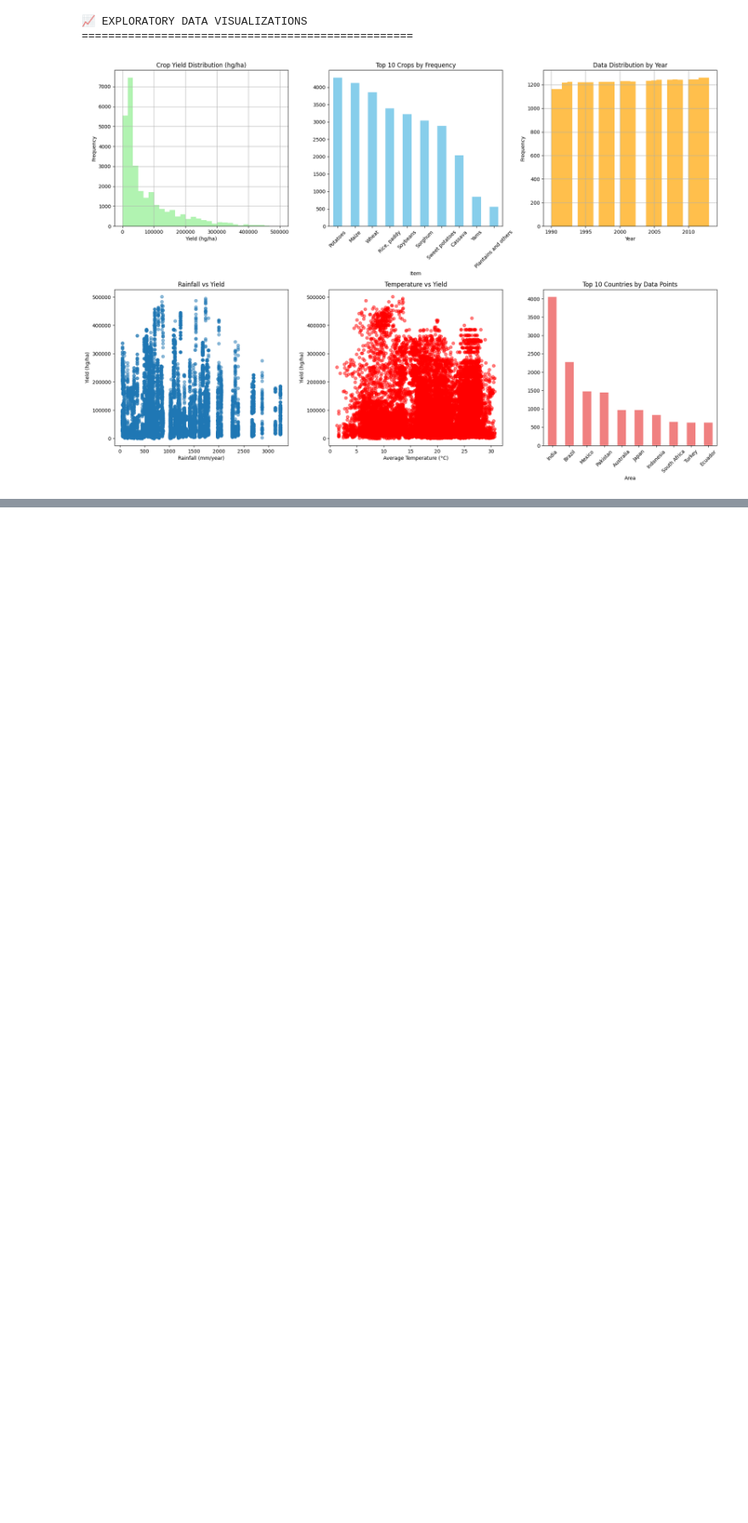
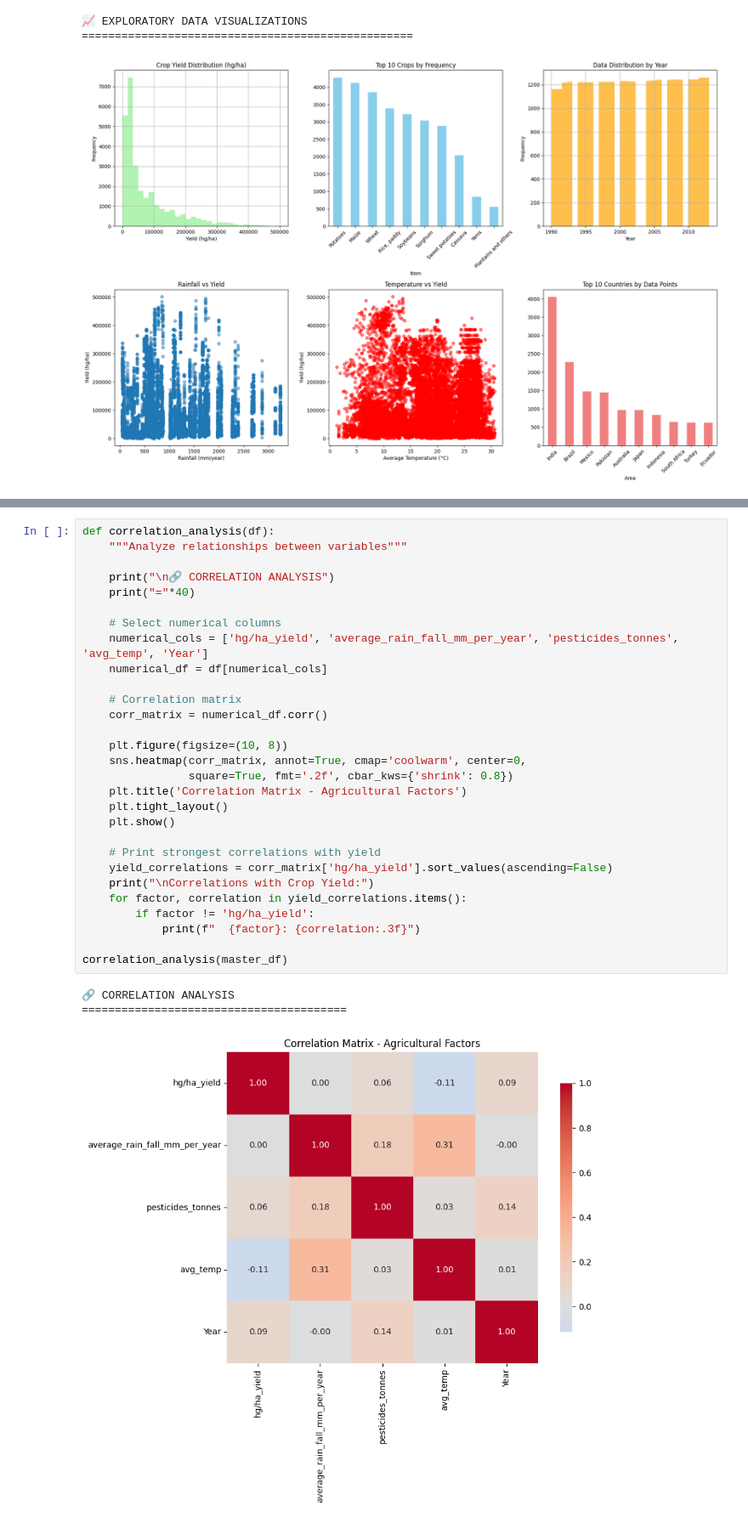
Before and after one commit to Atieng/crop-yield-predictor, a Jupyter notebook: index.ipynb, the cells around one changed output, grey strips where cells are left out. Shown at 85% size. Cells and saved outputs as stored; diff of their text form; blank space fills up the shorter version.

```diff
--- a/index.ipynb
+++ b/index.ipynb
@@ -292,0 +425,33 @@ exploratory_visualizations(master_df)
+# %%
+def correlation_analysis(df):
+    """Analyze relationships between variables"""
+
+    print("\n🔗 CORRELATION ANALYSIS")
+    print("="*40)
+
+    # Select numerical columns
+    numerical_cols = ['hg/ha_yield', 'average_rain_fall_mm_per_year', 'pesticides_tonnes', 'avg_temp', 'Year']
+    numerical_df = df[numerical_cols]
+
+    # Correlation matrix
+    corr_matrix = numerical_df.corr()
+
+    plt.figure(figsize=(10, 8))
+    sns.heatmap(corr_matrix, annot=True, cmap='coolwarm', center=0,
+                square=True, fmt='.2f', cbar_kws={'shrink': 0.8})
+    plt.title('Correlation Matrix - Agricultural Factors')
+    plt.tight_layout()
+    plt.show()
+
+    # Print strongest correlations with yield
+    yield_correlations = corr_matrix['hg/ha_yield'].sort_values(ascending=False)
+    print("\nCorrelations with Crop Yield:")
+    for factor, correlation in yield_correlations.items():
+        if factor != 'hg/ha_yield':
+            print(f"  {factor}: {correlation:.3f}")
+
+correlation_analysis(master_df)
+# %% [output]
+🔗 CORRELATION ANALYSIS
+========================================
+[figure, added]
```
Also changed, not shown: parts of 6 cells of this notebook.
